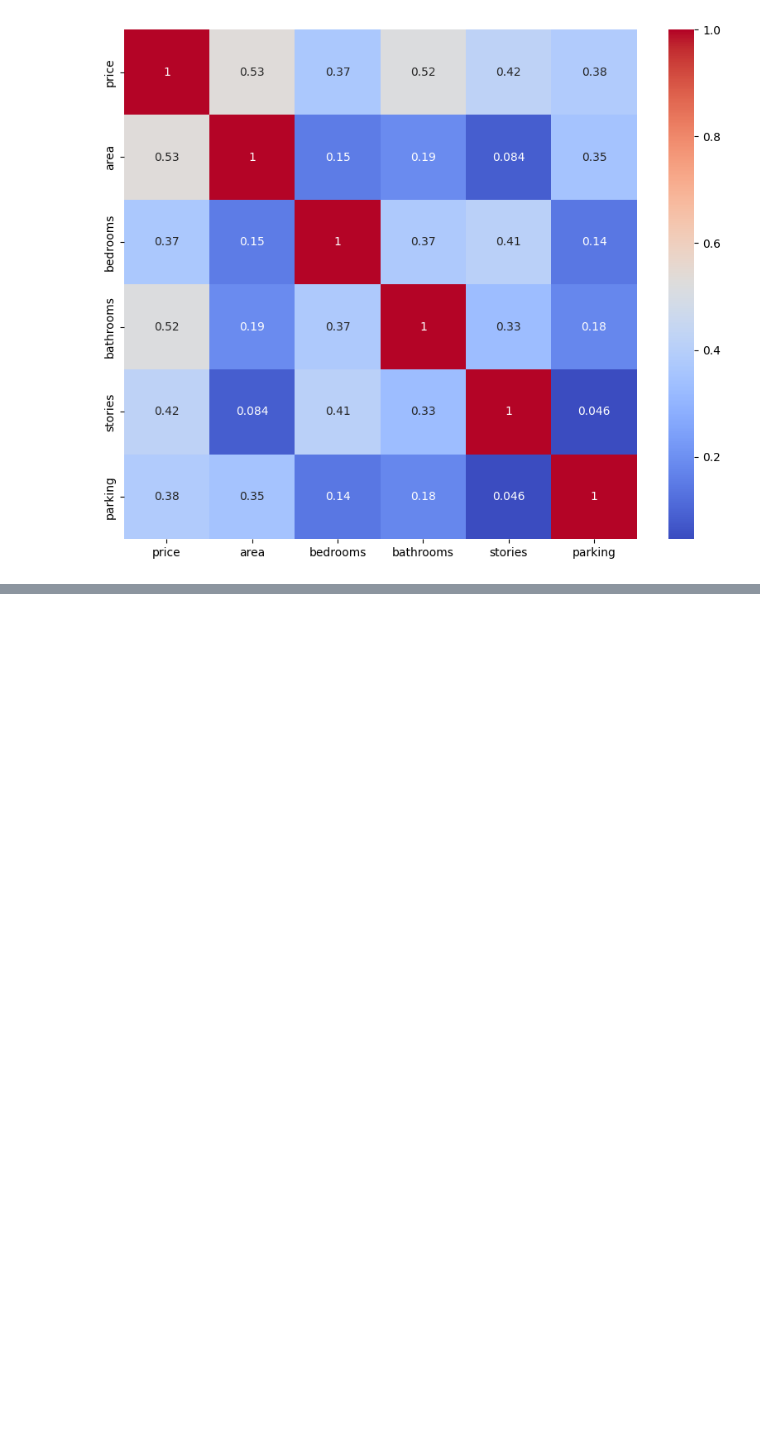
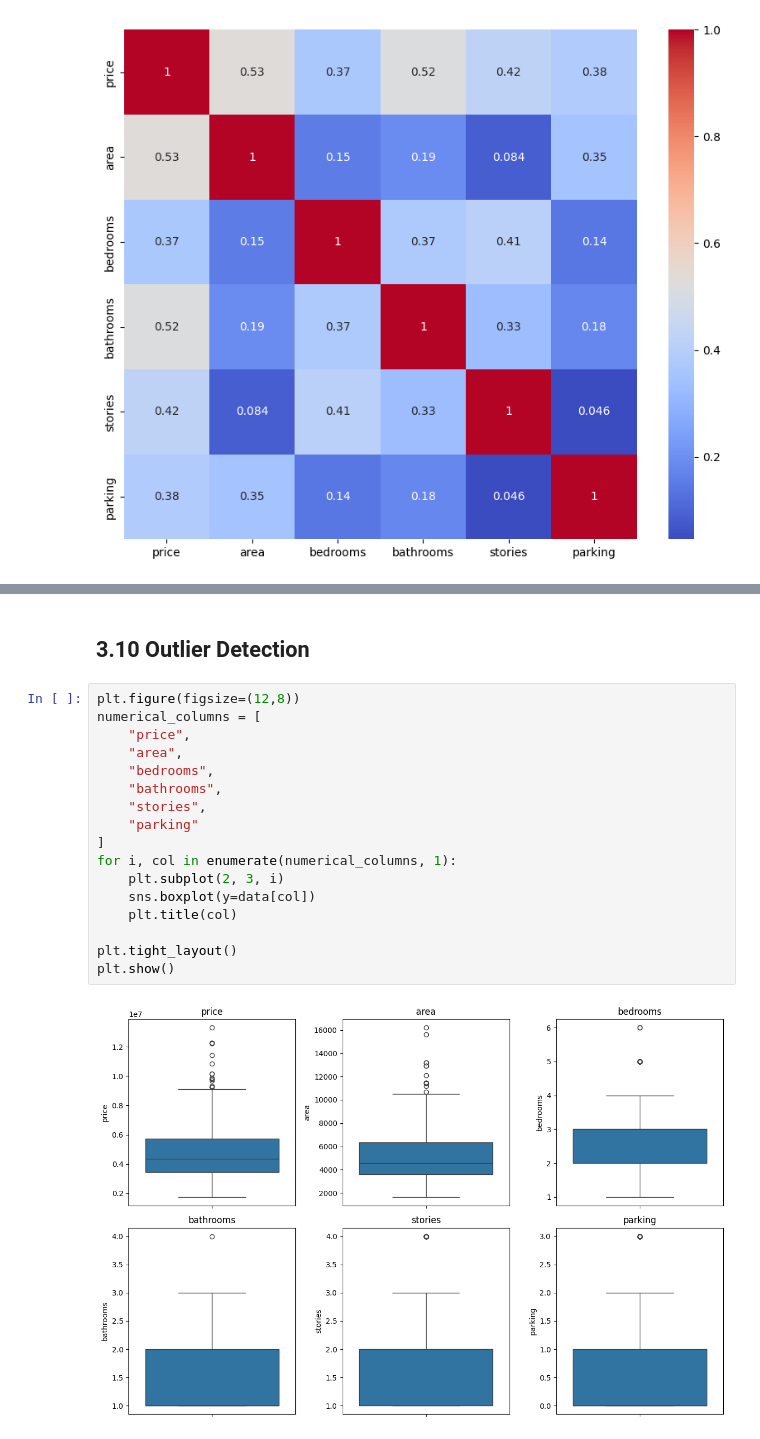
Before and after one commit to Sahilbhayre/House-Price-Prediction, a Jupyter notebook: multiple_regression.ipynb, the cells around one changed output, grey strips where cells are left out. Saved outputs shown, nothing was run; the diff lists cells and outputs as text; blank space fills up the shorter version.

```diff
--- a/multiple_regression.ipynb
+++ b/multiple_regression.ipynb
@@ -147,0 +242,21 @@ plt.show()
+# %% [markdown]
+## 3.10 Outlier Detection
+# %%
+plt.figure(figsize=(12,8))
+numerical_columns = [
+    "price",
+    "area",
+    "bedrooms",
+    "bathrooms",
+    "stories",
+    "parking"
+]
+for i, col in enumerate(numerical_columns, 1):
+    plt.subplot(2, 3, i)
+    sns.boxplot(y=data[col])
+    plt.title(col)
+
+plt.tight_layout()
+plt.show()
+# %% [output]
+[figure, added]
```
Also changed, not shown: parts of 28 cells of this notebook, 1 other file.
